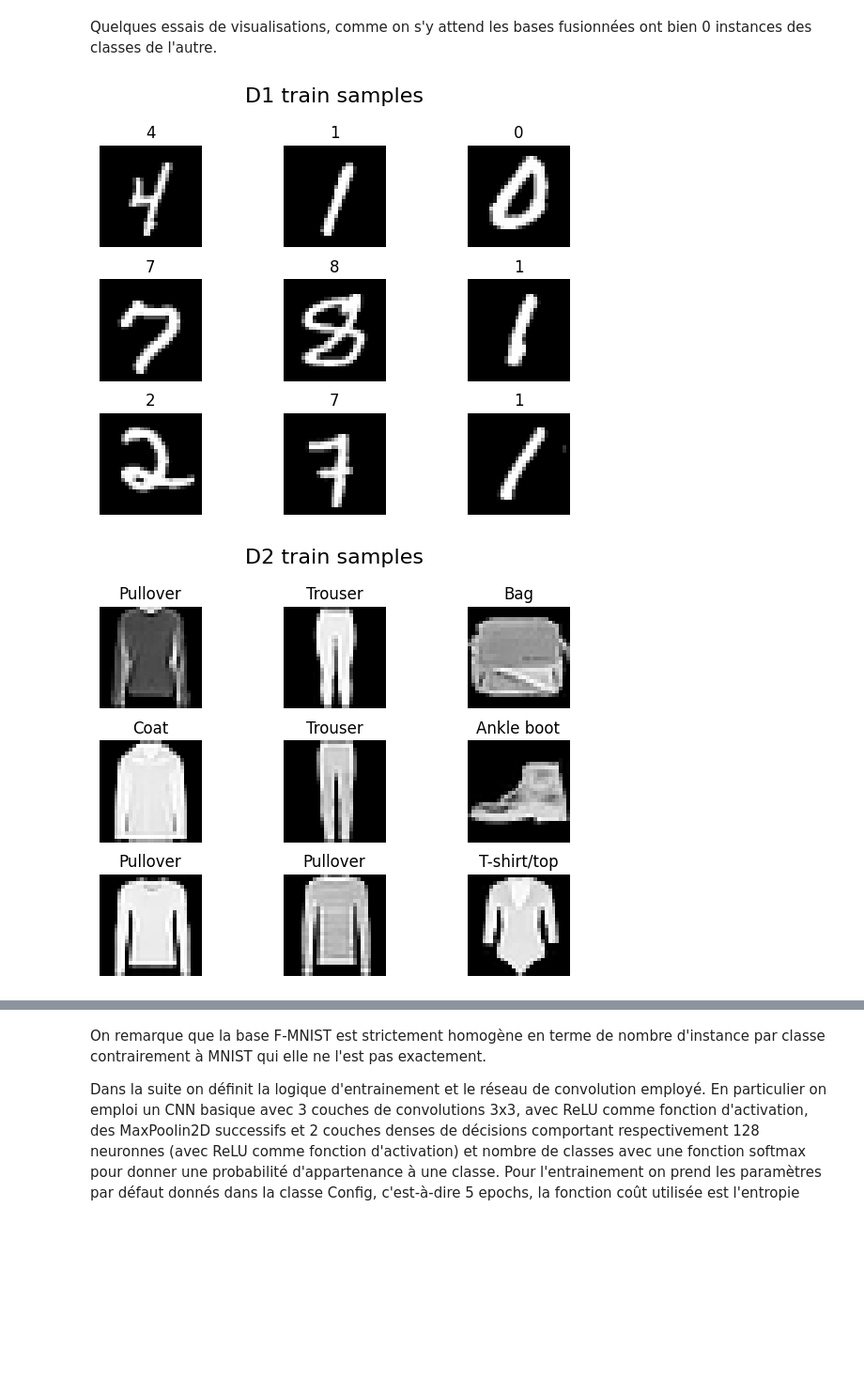
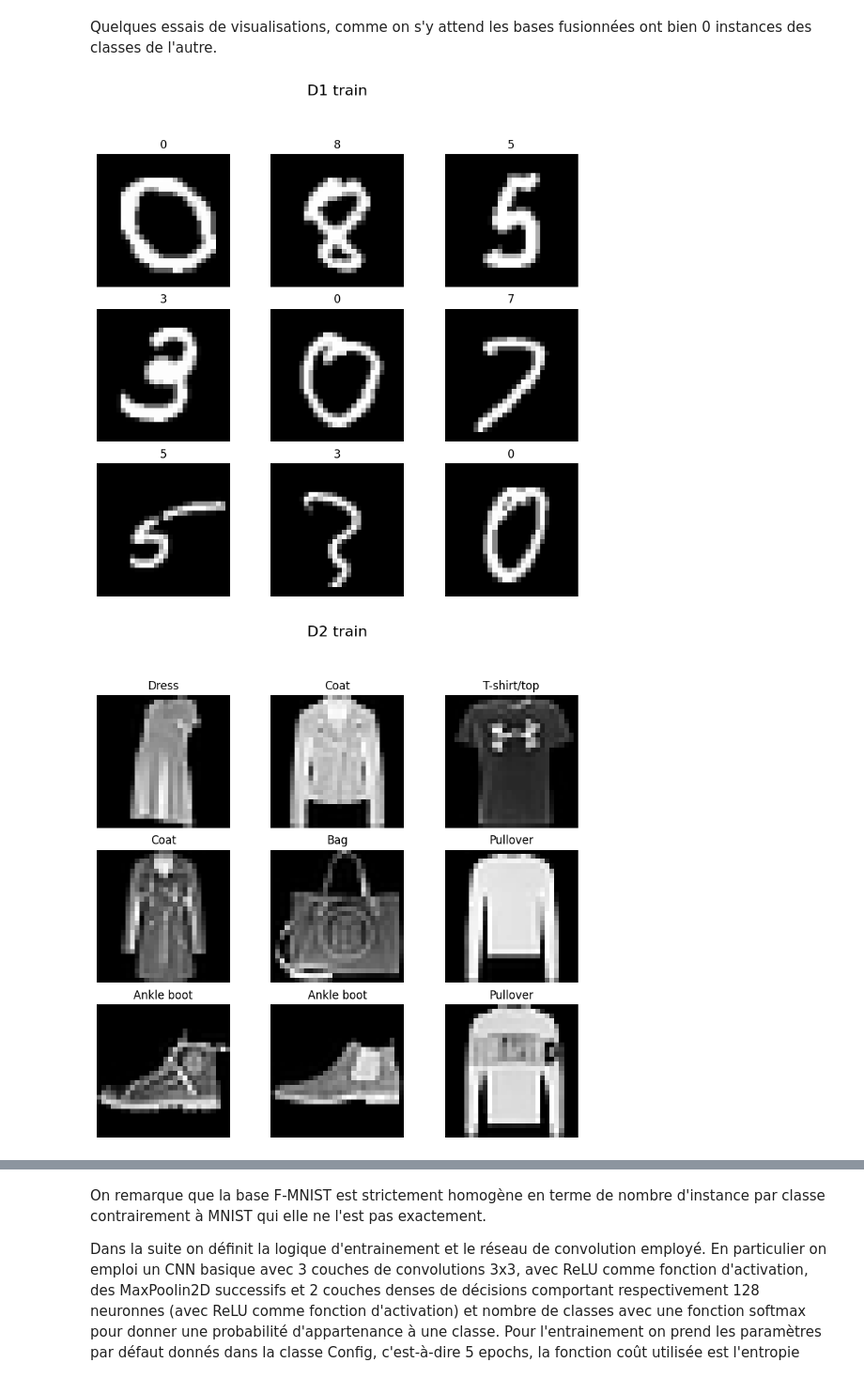
Before and after one commit to mlam21/Numerical_Project, a Jupyter notebook: DL_project.ipynb, the cells around one changed output, grey strips where cells are left out. Shown at 94% size. Drawn from its saved outputs; the diff is of its cells as text; code cells hidden in the pictures; blank space fills up the shorter version.

```diff
--- a/DL_project.ipynb
+++ b/DL_project.ipynb
@@ -171,8 +329,2 @@ def merge_datasets(
 # %% [markdown]
 On effectue quelques essais pour voir si les fonctions donnent des retours cohérents.
-# %%
-config = Config()
-d1_train, _, d2_train, _, merged_class_names = merge_datasets(config)
-
-for images, labels in d1_train.take(1):
-    print(images.shape, labels.shape)
@@ -191,19 +376,13 @@ On donne quelques fonctions de visualisations rapides de la base dans la cellule
 def visualize_images(
     dataset: tf.data.Dataset, class_names: dict[int, str], cmap="gray", title="D1 train"
 ) -> None:
-    dataset_iter = iter(dataset.take(1))
+    images, labels = next(dataset.shuffle(1000).take(1).as_numpy_iterator())
 
-    # Remember that images are loaded by batch
-    images, labels = next(dataset_iter)
-    images = images.numpy()
-    labels = labels.numpy() if isinstance(labels, tf.Tensor) else labels
-
-    fig, ax = plt.subplots(3, 3)
+    fig, ax = plt.subplots(3, 3, figsize=(8, 8))
     for i in range(9):
         row, col = i // 3, i % 3
         ax[row, col].imshow(images[i], cmap=cmap)
-        ax[row, col].set_title(class_names[labels[i]])
-
+        ax[row, col].set_title(class_names.get(labels[i], f"Class {labels[i]}"))
         ax[row, col].axis("off")
 
     fig.tight_layout()
@@ -216,13 +395,11 @@ def plot_class_distribution(
     dataset: tf.data.Dataset, num_classes: int, title: str = "D1 train"
 ) -> None:
     class_counts = np.zeros(num_classes, dtype=int)
-    total = 0
 
-    for _, labels in dataset:
-        labels = labels.numpy().flatten()
-        for label in labels:
-            class_counts[label] += 1
-            total += 1
+    for _, labels in dataset.as_numpy_iterator():
+        labels = labels.flatten()  # Ensure it's a 1D array
+        unique, counts = np.unique(labels, return_counts=True)
+        class_counts[unique] += counts  # Efficiently update class counts
 
     plt.figure(figsize=(8, 5))
     plt.bar(
@@ -232,6 +409,7 @@ def plot_class_distribution(
         color="skyblue",
     )
     plt.xlabel("Class Index")
+    plt.xticks([])  # Ugly when there's too many classes otherwise
     plt.ylabel("Frequency")
     plt.title(f"Class Distribution in Dataset {title}", fontsize=16)
     plt.grid(axis="y", linestyle="--", alpha=0.7)
@@ -239,20 +417,21 @@ def plot_class_distribution(
 # %% [markdown]
 Quelques essais de visualisations, comme on s'y attend les bases fusionnées ont bien 0 instances des classes de l'autre.
 # %%
+# Fmnist-Mnist
 config = Config()
 d1_train, d2_train, d1_test, d2_test, class_names = merge_datasets(config)
 
-visualize_images(d1_train, class_names, title="D1 train samples")
-visualize_images(d2_train, class_names, title="D2 train samples")
+visualize_images(d1_train, class_names, title="D1 train")
+visualize_images(d2_train, class_names, title="D2 train")
 
-visualize_images(d1_test, class_names, title="D1 test samples")
-visualize_images(d2_test, class_names, title="D2 test samples")
+visualize_images(d1_test, class_names, title="D1 test")
+visualize_images(d2_test, class_names, title="D2 test")
 
 plot_class_distribution(d1_train, num_classes=len(class_names), title="D1 train")
 plot_class_distribution(d2_train, num_classes=len(class_names), title="D2 train")
 
 plot_class_distribution(d1_test, num_classes=len(class_names), title="D1 test")
 plot_class_distribution(d2_test, num_classes=len(class_names), title="D2 test")
 # %% [output]
-[figure, old version]
+[figure, new version]
-[figure, old version]
+[figure, new version]
```
Also changed, not shown: parts of 16 cells of this notebook, 6 other files.
